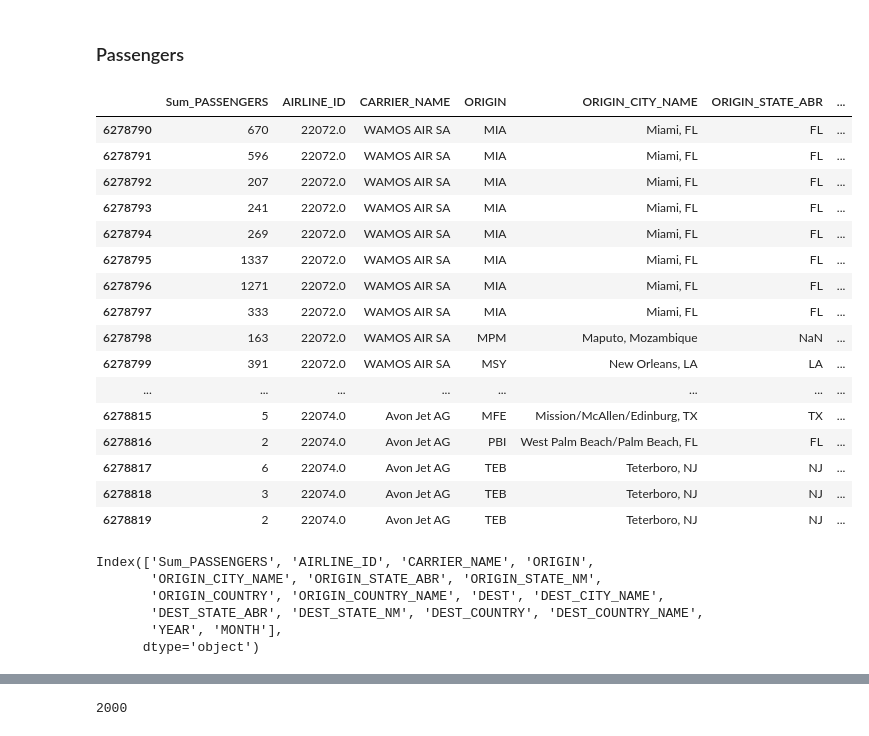
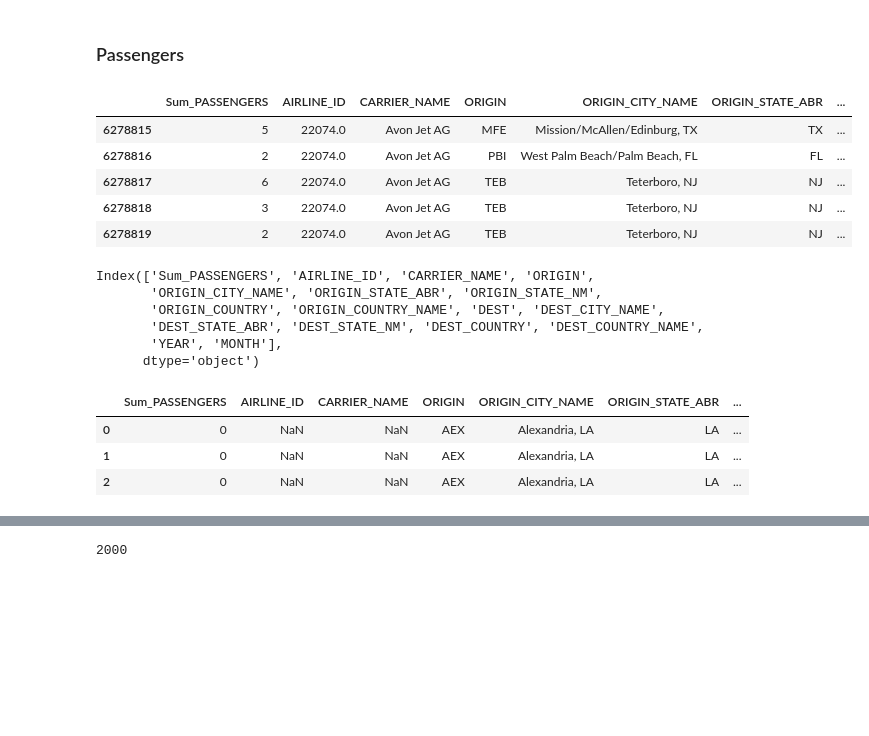
Before and after one commit to scottschriver/NSS_Capstone, a Jupyter notebook: Notebooks/Flight_delays.ipynb, the cells around one changed output, grey strips where cells are left out. Saved outputs shown, nothing was run; the diff lists cells and outputs as text; code cells hidden in the pictures; blank space fills up the shorter version.

```diff
--- a/Notebooks/Flight_delays.ipynb
+++ b/Notebooks/Flight_delays.ipynb
@@ -185,20 +185,9 @@ dtype: int64
 ### Passengers
 # %%
 passengers = pd.read_csv('../Data/US Monthly Air Passengers.csv')
-passengers.tail(30)
+passengers.tail(5)
 # %% [output]
 |  | Sum_PASSENGERS | AIRLINE_ID | CARRIER_NAME | ORIGIN | ORIGIN_CITY_NAME | ORIGIN_STATE_ABR | ... |
-| 6278790 | 670 | 22072.0 | WAMOS AIR SA | MIA | Miami, FL | FL | ... |
-| 6278791 | 596 | 22072.0 | WAMOS AIR SA | MIA | Miami, FL | FL | ... |
-| 6278792 | 207 | 22072.0 | WAMOS AIR SA | MIA | Miami, FL | FL | ... |
-| 6278793 | 241 | 22072.0 | WAMOS AIR SA | MIA | Miami, FL | FL | ... |
-| 6278794 | 269 | 22072.0 | WAMOS AIR SA | MIA | Miami, FL | FL | ... |
-| 6278795 | 1337 | 22072.0 | WAMOS AIR SA | MIA | Miami, FL | FL | ... |
-| 6278796 | 1271 | 22072.0 | WAMOS AIR SA | MIA | Miami, FL | FL | ... |
-| 6278797 | 333 | 22072.0 | WAMOS AIR SA | MIA | Miami, FL | FL | ... |
-| 6278798 | 163 | 22072.0 | WAMOS AIR SA | MPM | Maputo, Mozambique | NaN | ... |
-| 6278799 | 391 | 22072.0 | WAMOS AIR SA | MSY | New Orleans, LA | LA | ... |
-| ... | ... | ... | ... | ... | ... | ... | ... |
 | 6278815 | 5 | 22074.0 | Avon Jet AG | MFE | Mission/McAllen/Edinburg, TX | TX | ... |
 | 6278816 | 2 | 22074.0 | Avon Jet AG | PBI | West Palm Beach/Palm Beach, FL | FL | ... |
 | 6278817 | 6 | 22074.0 | Avon Jet AG | TEB | Teterboro, NJ | NJ | ... |
@@ -213,6 +202,15 @@ Index(['Sum_PASSENGERS', 'AIRLINE_ID', 'CARRIER_NAME', 'ORIGIN',
        'DEST_STATE_ABR', 'DEST_STATE_NM', 'DEST_COUNTRY', 'DEST_COUNTRY_NAME',
        'YEAR', 'MONTH'],
       dtype='object')
+# %%
+#limit origin and destination flights within the US
+passengers = passengers[(passengers['ORIGIN_COUNTRY']=='US') & (passengers['DEST_COUNTRY']=='US')]
+passengers.head(3)
+# %% [output]
+|  | Sum_PASSENGERS | AIRLINE_ID | CARRIER_NAME | ORIGIN | ORIGIN_CITY_NAME | ORIGIN_STATE_ABR | ... |
+| 0 | 0 | NaN | NaN | AEX | Alexandria, LA | LA | ... |
+| 1 | 0 | NaN | NaN | AEX | Alexandria, LA | LA | ... |
+| 2 | 0 | NaN | NaN | AEX | Alexandria, LA | LA | ... |
 # %%
 passengers.CARRIER_NAME.unique()
 # %% [output]
```
Also changed, not shown: parts of 40 cells of this notebook.
